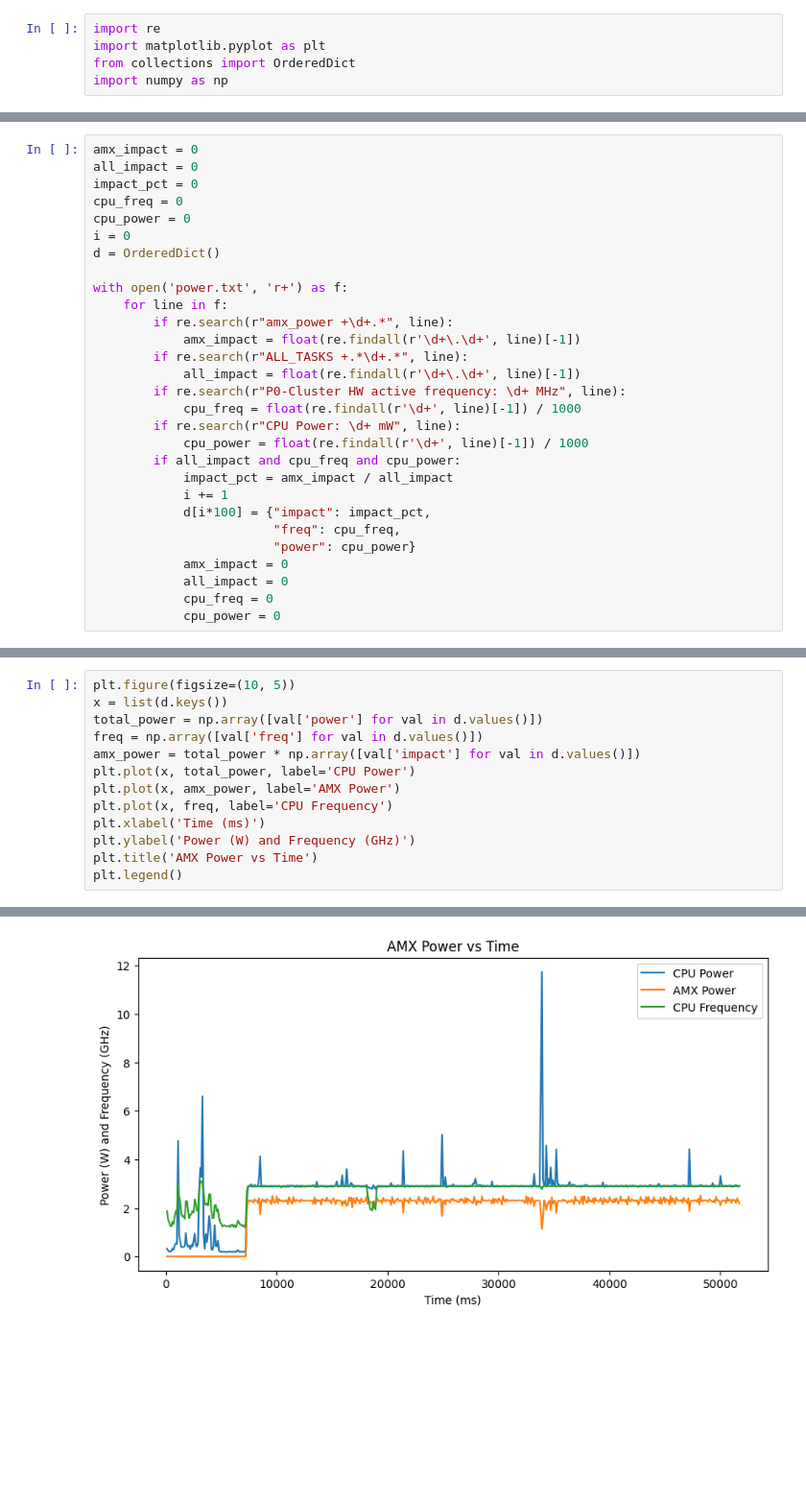
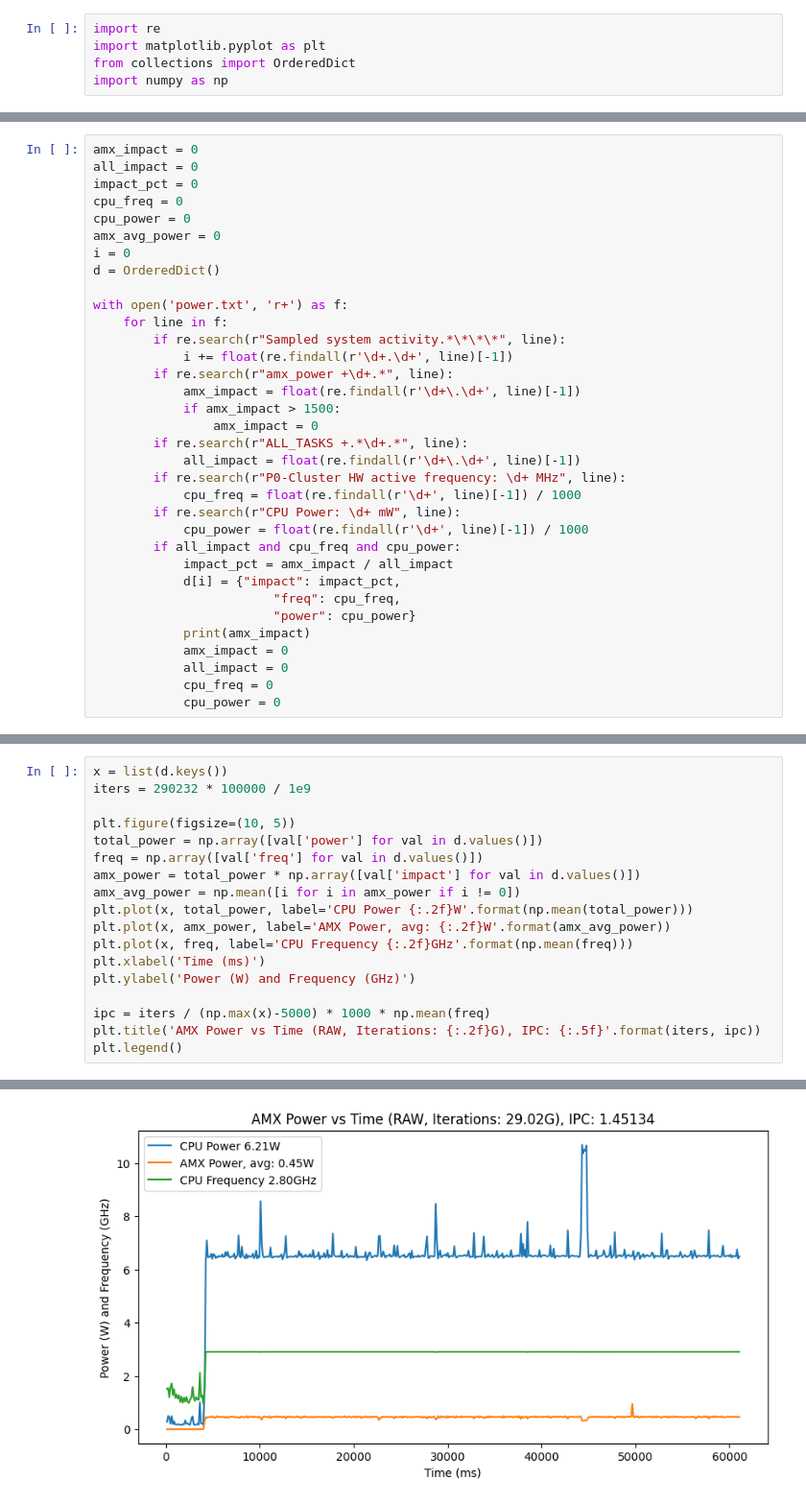
Before and after one commit to gnodipac886/Apple-AMX-Efficiency, a Jupyter notebook: amx_parse.ipynb, the cells around one changed output, grey strips where cells are left out. Shown at 96% size. Saved outputs shown, nothing was run; the diff lists cells and outputs as text; blank space fills up the shorter version.

Commit message:
add cpu power test

```diff
--- a/amx_parse.ipynb
+++ b/amx_parse.ipynb
@@ -9,13 +21,18 @@ all_impact = 0
 impact_pct = 0
 cpu_freq = 0
 cpu_power = 0
+amx_avg_power = 0
 i = 0
 d = OrderedDict()
 
 with open('power.txt', 'r+') as f:
 	for line in f:
+		if re.search(r"Sampled system activity.*\*\*\*", line):
+			i += float(re.findall(r'\d+.\d+', line)[-1])
 		if re.search(r"amx_power +\d+.*", line):
 			amx_impact = float(re.findall(r'\d+\.\d+', line)[-1])
+			if amx_impact > 1500:
+				amx_impact = 0
 		if re.search(r"ALL_TASKS +.*\d+.*", line):
 			all_impact = float(re.findall(r'\d+\.\d+', line)[-1])
 		if re.search(r"P0-Cluster HW active frequency: \d+ MHz", line):
@@ -24,10 +41,10 @@ with open('power.txt', 'r+') as f:
 			cpu_power = float(re.findall(r'\d+', line)[-1]) / 1000
 		if all_impact and cpu_freq and cpu_power:
 			impact_pct = amx_impact / all_impact
-			i += 1
-			d[i*100] = {"impact": impact_pct,
+			d[i] = {"impact": impact_pct,
 	       				"freq": cpu_freq,
 						"power": cpu_power}
+			print(amx_impact)
 			amx_impact = 0
 			all_impact = 0
 			cpu_freq = 0
@@ -35,16 +70,21 @@ with open('power.txt', 'r+') as f:
 # %%
+x = list(d.keys())
+iters = 290232 * 100000 / 1e9
+
 plt.figure(figsize=(10, 5))
-x = list(d.keys())
 total_power = np.array([val['power'] for val in d.values()])
 freq = np.array([val['freq'] for val in d.values()])
 amx_power = total_power * np.array([val['impact'] for val in d.values()])
-plt.plot(x, total_power, label='CPU Power')
-plt.plot(x, amx_power, label='AMX Power')
-plt.plot(x, freq, label='CPU Frequency')
+amx_avg_power = np.mean([i for i in amx_power if i != 0])
+plt.plot(x, total_power, label='CPU Power {:.2f}W'.format(np.mean(total_power)))
+plt.plot(x, amx_power, label='AMX Power, avg: {:.2f}W'.format(amx_avg_power))
+plt.plot(x, freq, label='CPU Frequency {:.2f}GHz'.format(np.mean(freq)))
 plt.xlabel('Time (ms)')
 plt.ylabel('Power (W) and Frequency (GHz)')
-plt.title('AMX Power vs Time')
+
+ipc = iters / (np.max(x)-5000) * 1000 * np.mean(freq)
+plt.title('AMX Power vs Time (RAW, Iterations: {:.2f}G), IPC: {:.5f}'.format(iters, ipc))
 plt.legend()
 # %% [output]
 <matplotlib.legend.Legend at 0x...>
-[figure, old version]
+[figure, new version]
```
Also changed, not shown: parts of 2 cells of this notebook, 9 other files.
